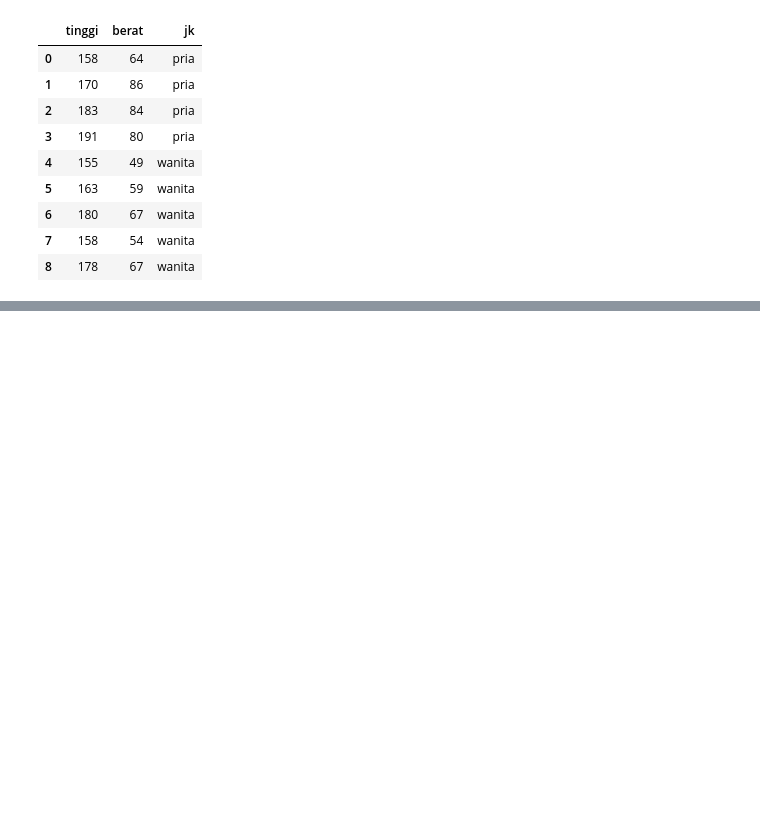
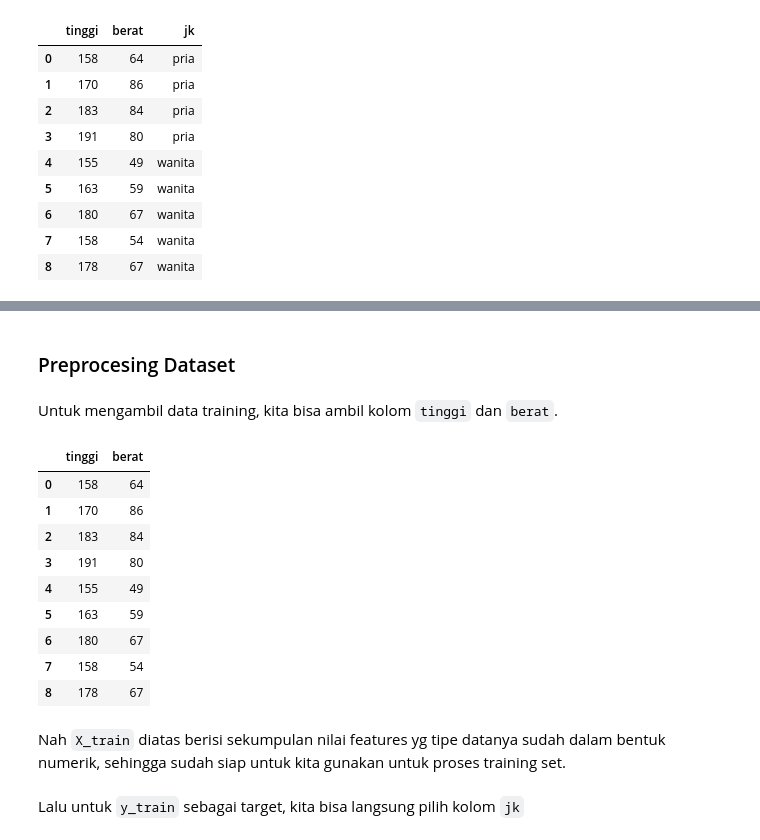
Before and after one commit to agungwahyuprayogo/Machine-Learning-with-Python-Scikit-Learning, a Jupyter notebook: 006 Classification dengan K-Nearest Neighbors.ipynb, the cells around one changed output, grey strips where cells are left out. Drawn from its saved outputs; the diff is of its cells as text; code cells hidden in the pictures; blank space fills up the shorter version.

```diff
--- a/006 Classification dengan K-Nearest Neighbors.ipynb
+++ b/006 Classification dengan K-Nearest Neighbors.ipynb
@@ -39,0 +80,4 @@ Kalau kita lihat dari hasil dataset diatas yang diubah dalam bentuk Pandas DataF
+# %% [markdown]
+### Preprocesing Dataset
+# %% [markdown]
+Untuk mengambil data training, kita bisa ambil kolom `tinggi` dan `berat`.
@@ -39,0 +86,19 @@ Kalau kita lihat dari hasil dataset diatas yang diubah dalam bentuk Pandas DataF
+# %%
+X_train = sensus_df[['tinggi', 'berat']]
+# %%
+X_train
+# %% [output]
+|  | tinggi | berat |
+| 0 | 158 | 64 |
+| 1 | 170 | 86 |
+| 2 | 183 | 84 |
+| 3 | 191 | 80 |
+| 4 | 155 | 49 |
+| 5 | 163 | 59 |
+| 6 | 180 | 67 |
+| 7 | 158 | 54 |
+| 8 | 178 | 67 |
+# %% [markdown]
+Nah `X_train` diatas berisi sekumpulan nilai features yg tipe datanya sudah dalam bentuk numerik, sehingga sudah siap untuk kita gunakan untuk proses training set.
+# %% [markdown]
+Lalu untuk `y_train` sebagai target, kita bisa langsung pilih kolom `jk`
```
Also changed, not shown: parts of 61 cells of this notebook.
